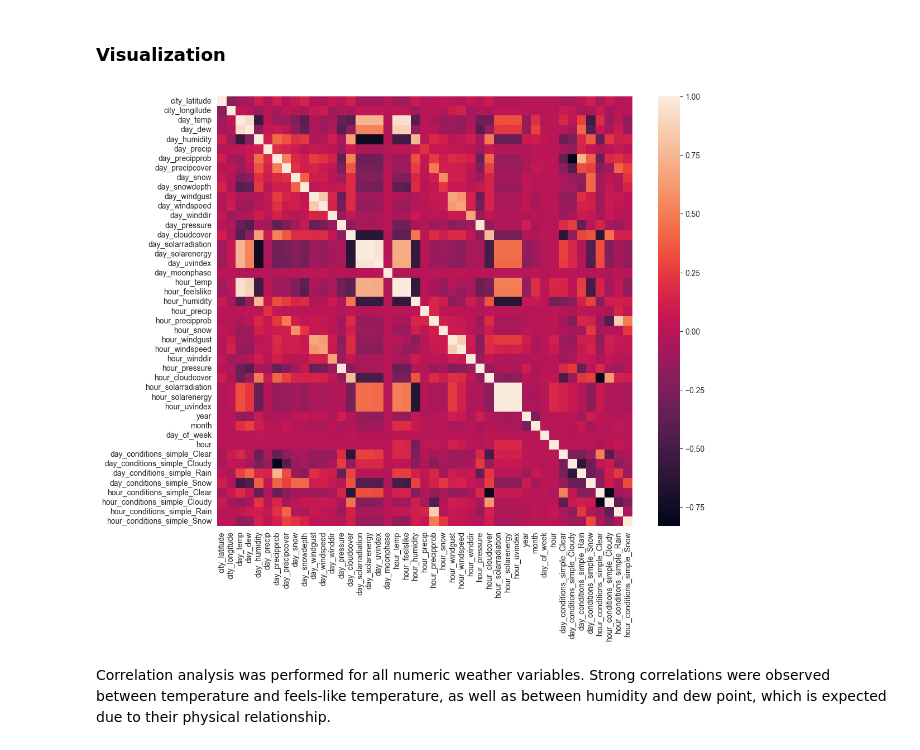
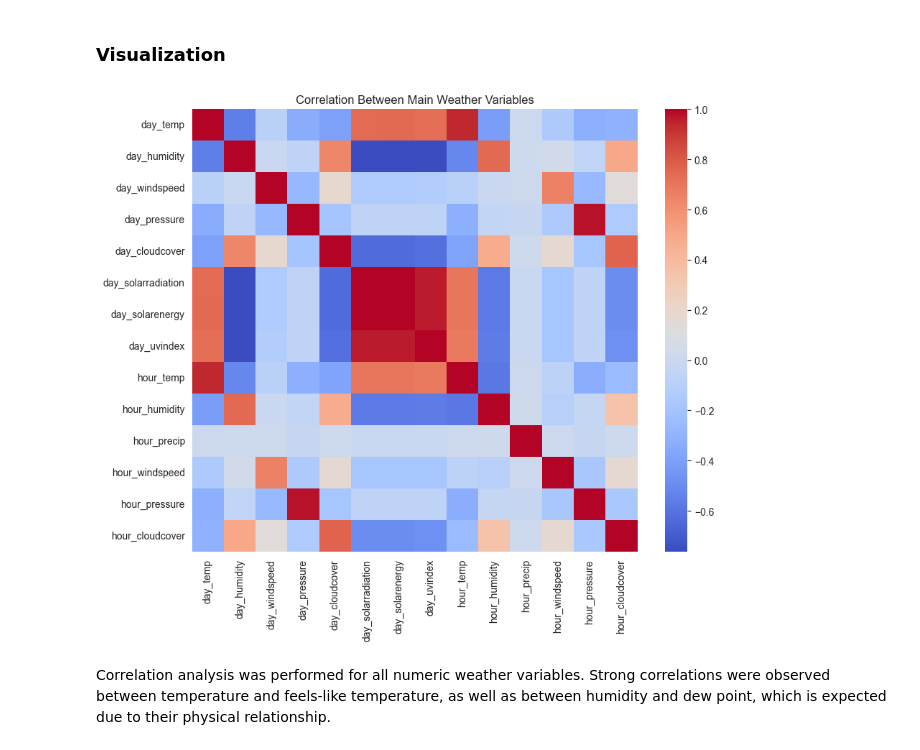
Before and after one commit to khorunzhaviktoriia/war-events-predictor-saas, a Jupyter notebook: forecasting/wether_dataset.ipynb, the cells around one changed output. Saved outputs shown, nothing was run; the diff lists cells and outputs as text; code cells hidden in the pictures.

```diff
--- a/forecasting/wether_dataset.ipynb
+++ b/forecasting/wether_dataset.ipynb
@@ -407,11 +407,21 @@ Rows: 608304, columns: 51
 # %%
 corr = df_weather.corr(numeric_only=True)
 # %%
-plt.figure(figsize=(12,10))
-sb.heatmap(corr)
+cols = [
+    "day_temp", "day_humidity", "day_windspeed", "day_pressure",
+    "day_cloudcover", "day_solarradiation", "day_solarenergy", "day_uvindex",
+    "hour_temp", "hour_humidity", "hour_precip", "hour_windspeed",
+    "hour_pressure", "hour_cloudcover"
+]
+
+corr = df_weather[cols].corr()
+
+plt.figure(figsize=(10, 8))
+sb.heatmap(corr, cmap="coolwarm", fmt=".2f")
+plt.title("Correlation Between Main Weather Variables")
 plt.show()
 # %% [output]
-[figure, old version]
+[figure, new version]
 # %% [markdown]
 Correlation analysis was performed for all numeric weather variables. Strong correlations were observed between temperature and feels-like temperature, as well as between humidity and dew point, which is expected due to their physical relationship.
 # %%
```
Also changed, not shown: parts of 5 cells of this notebook.
